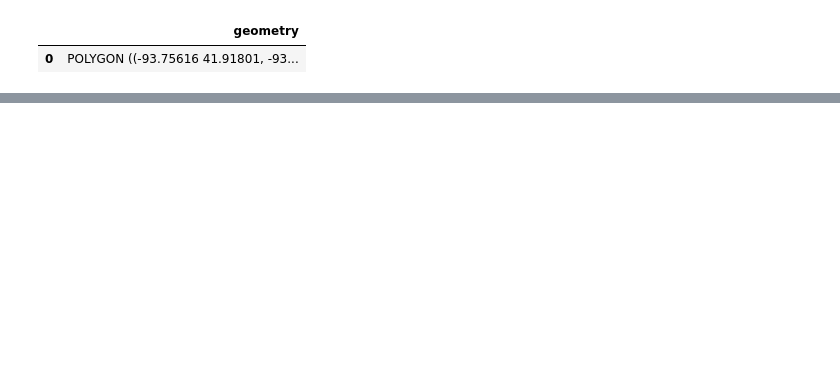
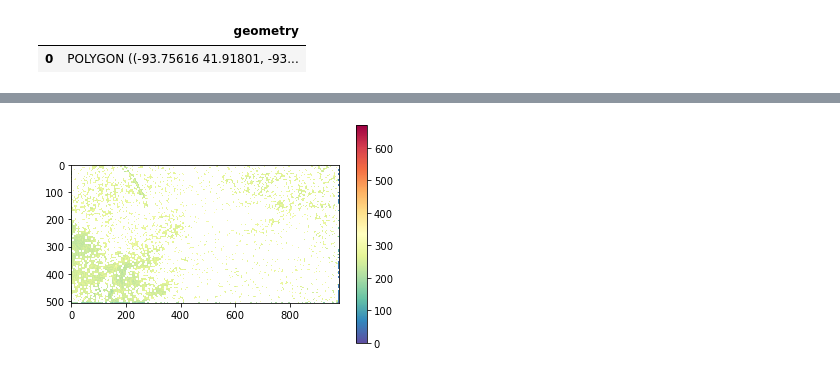
Before and after one commit to SameC137/AgriTech, a Jupyter notebook: notebooks/Demonstrations.ipynb, the cells around one changed output, grey strips where cells are left out. Saved outputs shown, nothing was run; the diff lists cells and outputs as text; code cells hidden in the pictures; blank space fills up the shorter version.

Commit message:
Topographic Wetness Index

```diff
--- a/notebooks/Demonstrations.ipynb
+++ b/notebooks/Demonstrations.ipynb
@@ -102,0 +124,2 @@ plt.text
+# %%
+matrix=FetchData("IA_FullState").topographicWetnessIndex(data[0],1)
@@ -102,0 +142,11 @@ plt.text
+# %%
+import matplotlib.pyplot as plt
+import matplotlib
+current_cmap = matplotlib.cm.get_cmap("Spectral_r").copy()
+# current_cmap.set_bad(color='white')
+
+plt.imshow(matrix, cmap="Spectral_r")
+plt.colorbar()
+plt.show()
+# %% [output]
+[figure, added]
```
Also changed, not shown: parts of 5 cells of this notebook, 1 other file.
